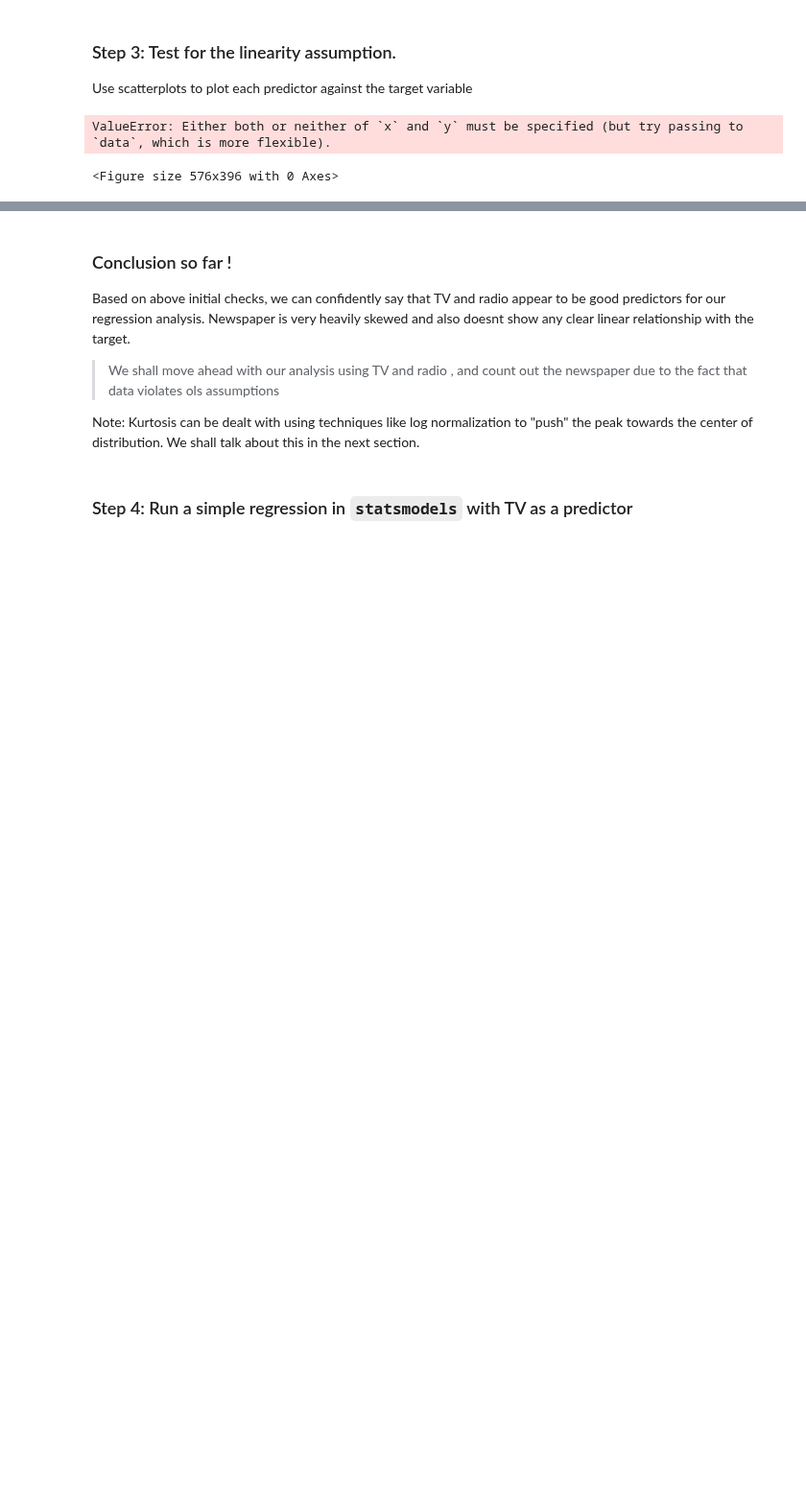
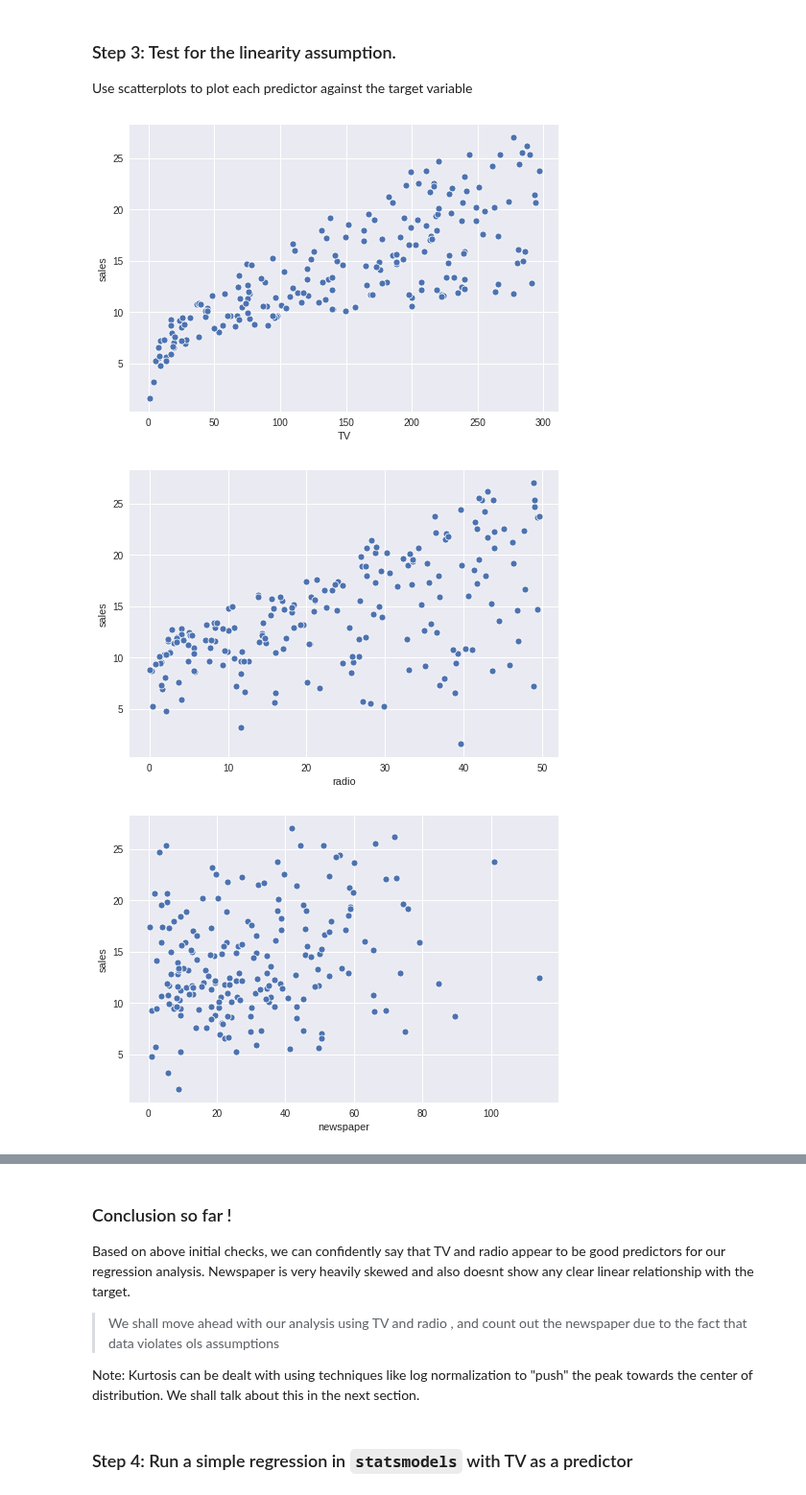
Before and after one commit to danjizquierdo/dsc-01-10-13-regression-statsmodels-lab-nyc-ds-career-012819, a Jupyter notebook: index.ipynb, the cells around one changed output, grey strips where cells are left out. Shown at 96% size. Drawn from its saved outputs; the diff is of its cells as text; code cells hidden in the pictures; blank space fills up the shorter version.

```diff
--- a/index.ipynb
+++ b/index.ipynb
@@ -78,8 +78,9 @@ Use scatterplots to plot each predictor against the target variable
 # %%
 # visualize the relationship between the preditors and the target using scatterplots
 for col in data.columns:
     plt.figure()
-    sns.scatterplot(data[col],data[]);
+    sns.scatterplot(data[col],data['sales']);
 # %% [output]
-ValueError: Either both or neither of `x` and `y` must be specified (but try passing to `data`, which is more flexible).
-<Figure size 576x396 with 0 Axes>
+[figure, added]
+[figure, added]
+[figure, added]
```
Also changed, not shown: parts of 2 cells of this notebook.
